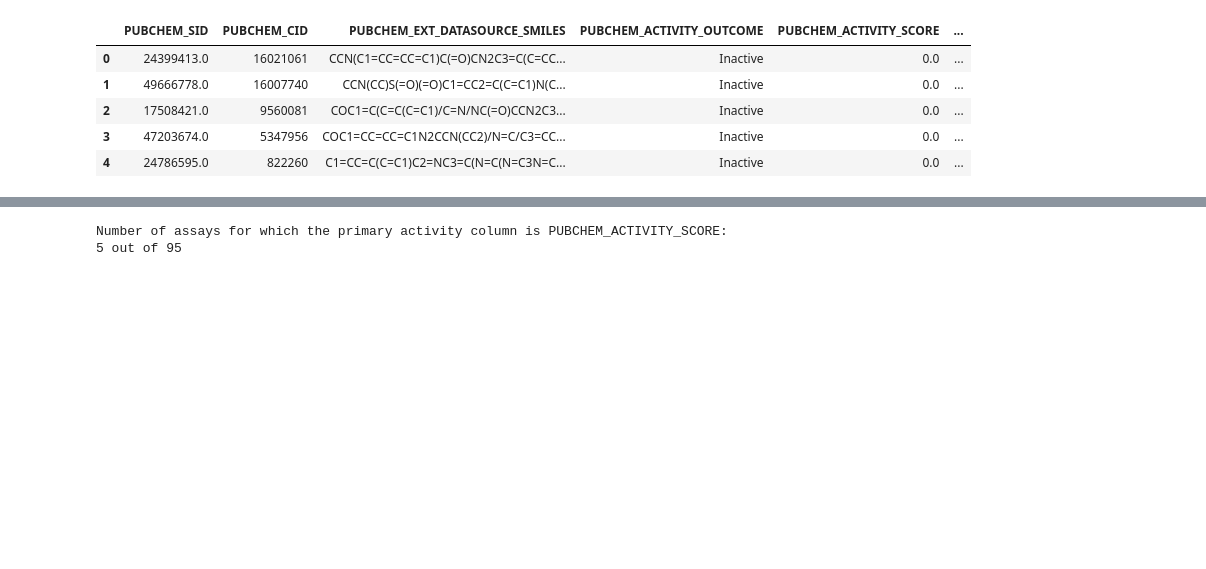
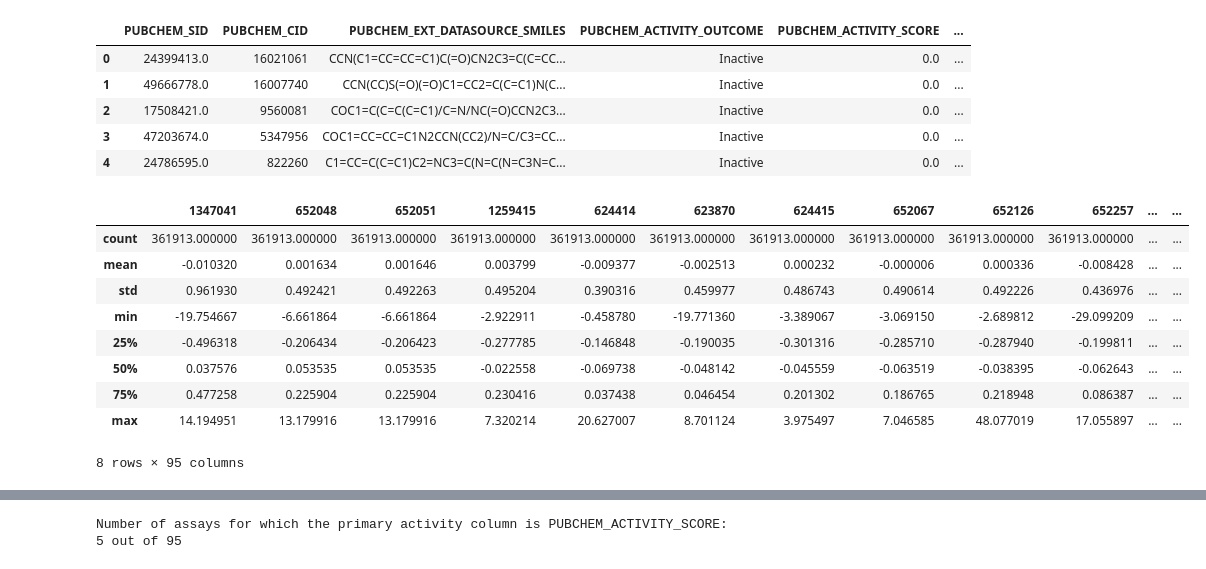
Before and after one commit to davidkubanek/Thesis, a Jupyter notebook: HTS_fingerprints.ipynb, the cells around one changed output, grey strips where cells are left out. Saved outputs shown, nothing was run; the diff lists cells and outputs as text; code cells hidden in the pictures; blank space fills up the shorter version.

```diff
--- a/HTS_fingerprints.ipynb
+++ b/HTS_fingerprints.ipynb
@@ -665,5 +711,19 @@ assay_df.head()
 | 2 | 17508421.0 | 9560081 | COC1=C(C=C(C=C1)/C=N/NC(=O)CCN2C3... | Inactive | 0.0 | ... |
 | 3 | 47203674.0 | 5347956 | COC1=CC=CC=C1N2CCN(CC2)/N=C/C3=CC... | Inactive | 0.0 | ... |
 | 4 | 24786595.0 | 822260 | C1=CC=C(C=C1)C2=NC3=C(N=C(N=C3N=C... | Inactive | 0.0 | ... |
+# %%
+# check the mean and std of the Z-scores for each assay
+matrix_df.iloc[:, 1:].describe()
+# %% [output]
+|  | 1347041 | 652048 | 652051 | 1259415 | 624414 | 623870 | 624415 | 652067 | 652126 | 652257 | ... | ... |
+| count | 361913.000000 | 361913.000000 | 361913.000000 | 361913.000000 | 361913.000000 | 361913.000000 | 361913.000000 | 361913.000000 | 361913.000000 | 361913.000000 | ... | ... |
+| mean | -0.010320 | 0.001634 | 0.001646 | 0.003799 | -0.009377 | -0.002513 | 0.000232 | -0.000006 | 0.000336 | -0.008428 | ... | ... |
+| std | 0.961930 | 0.492421 | 0.492263 | 0.495204 | 0.390316 | 0.459977 | 0.486743 | 0.490614 | 0.492226 | 0.436976 | ... | ... |
+| min | -19.754667 | -6.661864 | -6.661864 | -2.922911 | -0.458780 | -19.771360 | -3.389067 | -3.069150 | -2.689812 | -29.099209 | ... | ... |
+| 25% | -0.496318 | -0.206434 | -0.206423 | -0.277785 | -0.146848 | -0.190035 | -0.301316 | -0.285710 | -0.287940 | -0.199811 | ... | ... |
+| 50% | 0.037576 | 0.053535 | 0.053535 | -0.022558 | -0.069738 | -0.048142 | -0.045559 | -0.063519 | -0.038395 | -0.062643 | ... | ... |
+| 75% | 0.477258 | 0.225904 | 0.225904 | 0.230416 | 0.037438 | 0.046454 | 0.201302 | 0.186765 | 0.218948 | 0.086387 | ... | ... |
+| max | 14.194951 | 13.179916 | 13.179916 | 7.320214 | 20.627007 | 8.701124 | 3.975497 | 7.046585 | 48.077019 | 17.055897 | ... | ... |
+8 rows × 95 columns
 # %%
 data_process.load()
```
Also changed, not shown: parts of 15 cells of this notebook.
